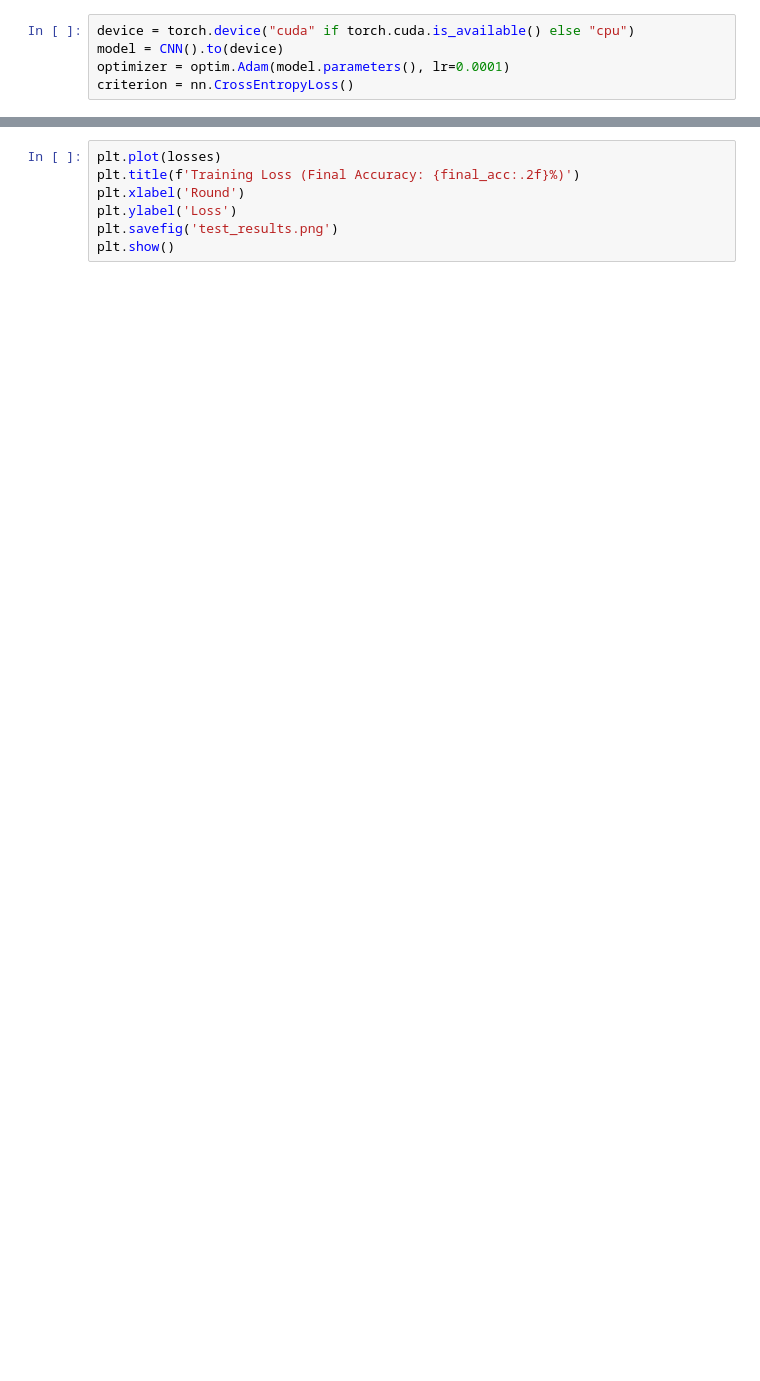
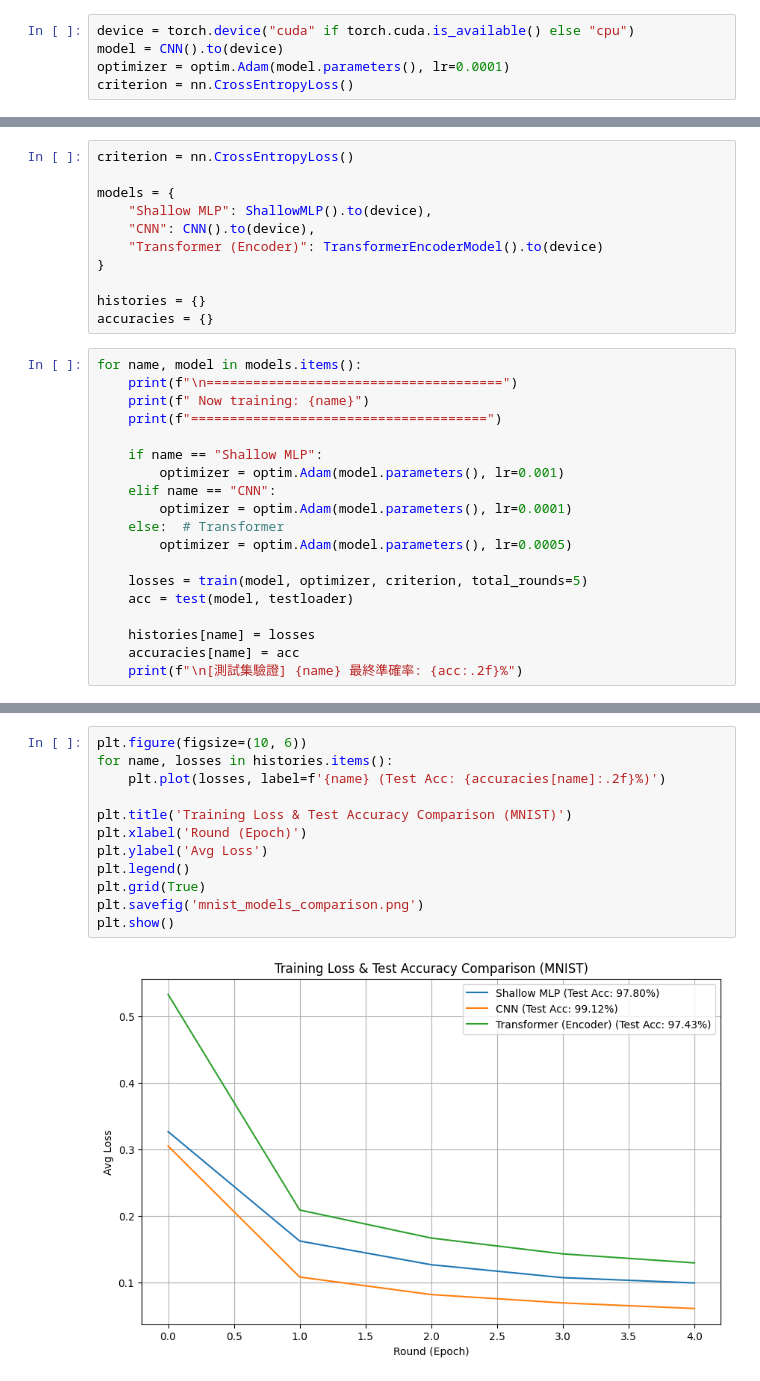
Before and after one commit to ShaoEH/ai-hw-spring-2026-nn, a Jupyter notebook: mnist_recognition.ipynb, the cells around one changed output, grey strips where cells are left out. Cells and saved outputs as stored; diff of their text form; blank space fills up the shorter version.

```diff
--- a/mnist_recognition.ipynb
+++ b/mnist_recognition.ipynb
@@ -97,0 +128,30 @@ final_acc = test(testloader)
+# %%
+criterion = nn.CrossEntropyLoss()
+
+models = {
+    "Shallow MLP": ShallowMLP().to(device),
+    "CNN": CNN().to(device),
+    "Transformer (Encoder)": TransformerEncoderModel().to(device)
+}
+
+histories = {}
+accuracies = {}
+# %%
+for name, model in models.items():
+    print(f"\n======================================")
+    print(f" Now training: {name}")
+    print(f"======================================")
+
+    if name == "Shallow MLP":
+        optimizer = optim.Adam(model.parameters(), lr=0.001)
+    elif name == "CNN":
+        optimizer = optim.Adam(model.parameters(), lr=0.0001)
+    else:  # Transformer
+        optimizer = optim.Adam(model.parameters(), lr=0.0005)
+
+    losses = train(model, optimizer, criterion, total_rounds=5)
+    acc = test(model, testloader)
+
+    histories[name] = losses
+    accuracies[name] = acc
+    print(f"\n[測試集驗證] {name} 最終準確率: {acc:.2f}%")
@@ -98,7 +176,14 @@ final_acc = test(testloader)
 # %%
-plt.plot(losses)
-plt.title(f'Training Loss (Final Accuracy: {final_acc:.2f}%)')
-plt.xlabel('Round')
-plt.ylabel('Loss')
-plt.savefig('test_results.png')
+plt.figure(figsize=(10, 6))
+for name, losses in histories.items():
+    plt.plot(losses, label=f'{name} (Test Acc: {accuracies[name]:.2f}%)')
+
+plt.title('Training Loss & Test Accuracy Comparison (MNIST)')
+plt.xlabel('Round (Epoch)')
+plt.ylabel('Avg Loss')
+plt.legend()
+plt.grid(True)
+plt.savefig('mnist_models_comparison.png')
 plt.show()
+# %% [output]
+[figure, added]
```
Also changed, not shown: parts of 6 cells of this notebook.
